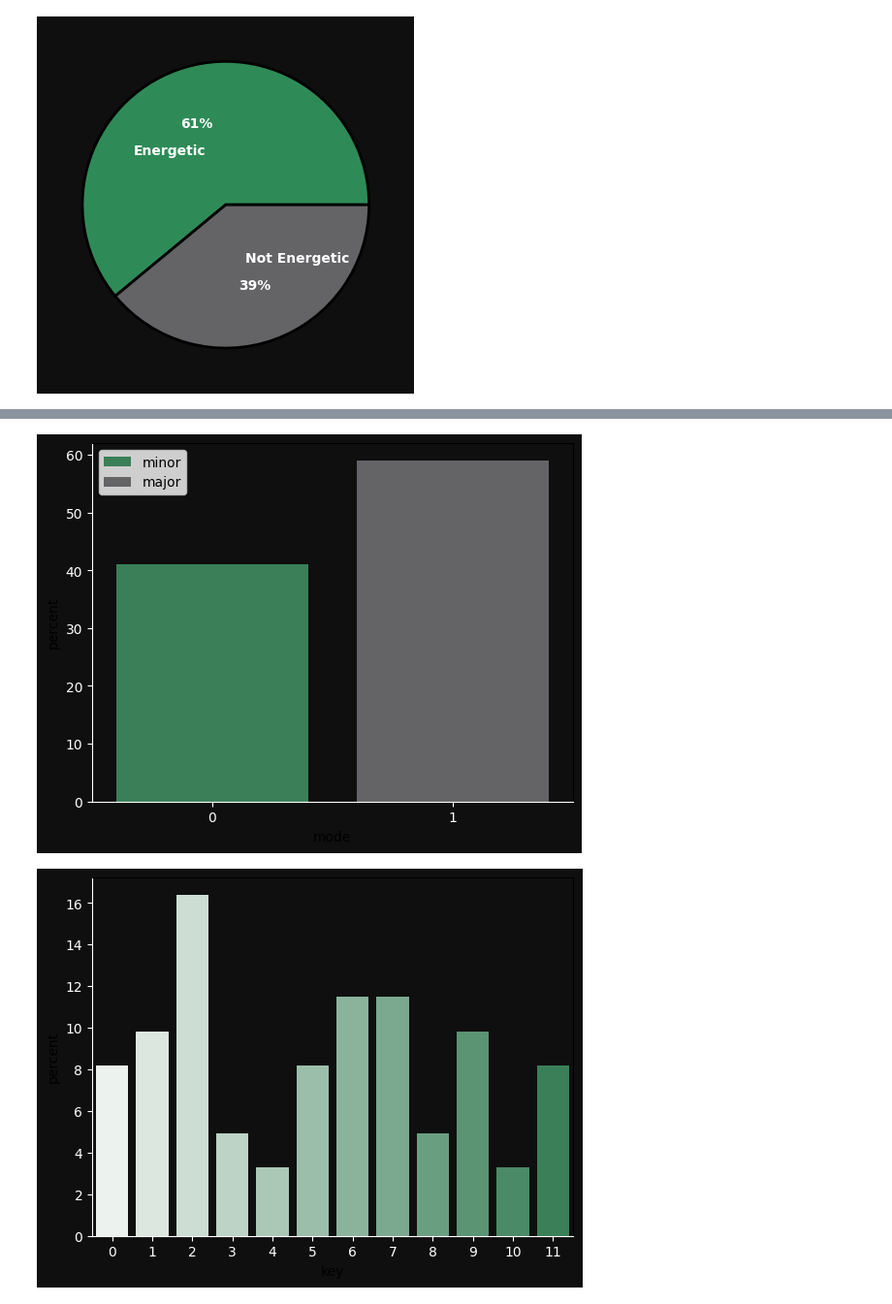
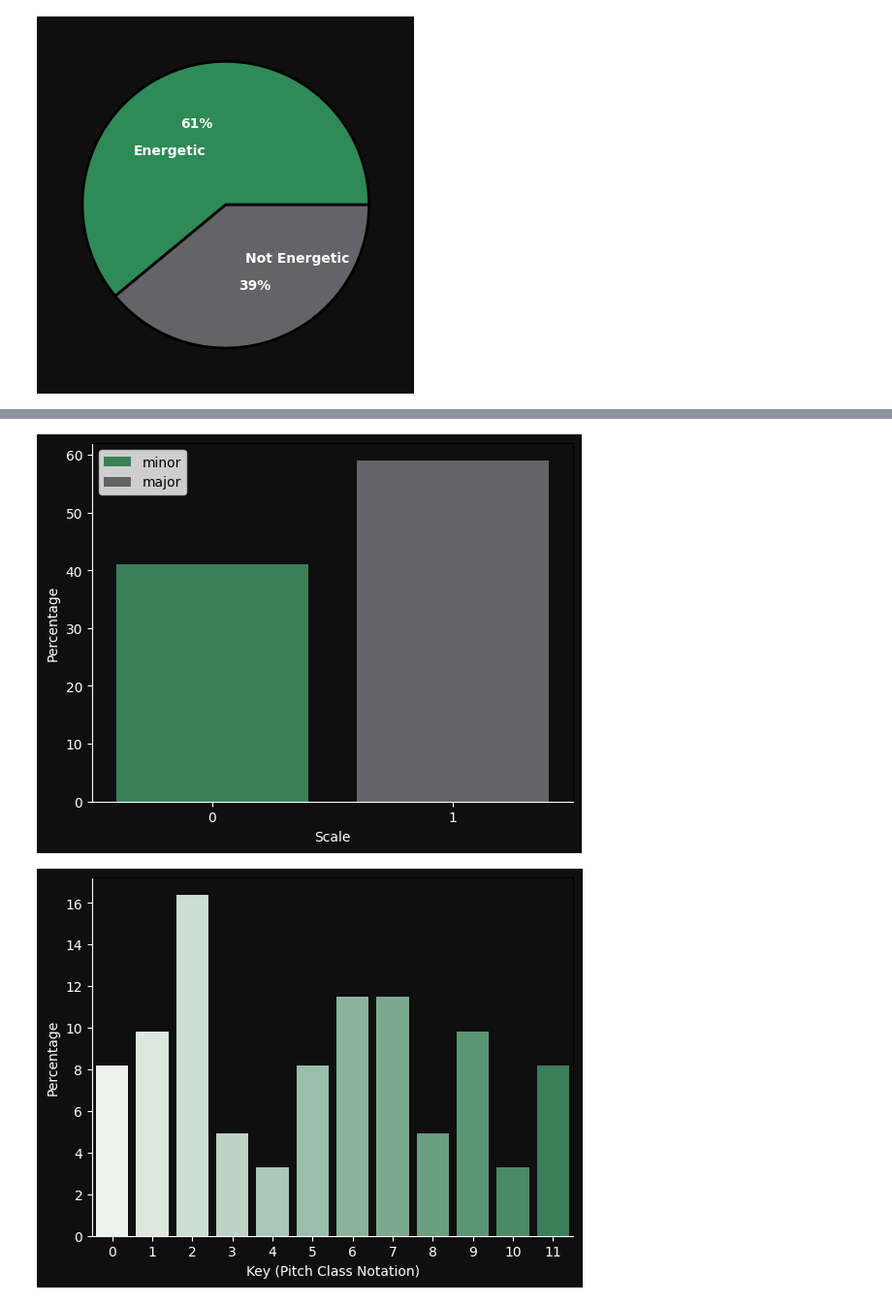
Before and after one commit to aakanksha1dutta/MOODSIC, a Jupyter notebook: 3_Model_Visualization.ipynb, the cells around one changed output, grey strips where cells are left out. Shown at 97% size. Cells and saved outputs as stored; diff of their text form; code cells hidden in the pictures.

```diff
--- a/3_Model_Visualization.ipynb
+++ b/3_Model_Visualization.ipynb
@@ -148,28 +152,32 @@ def plot_mode(df):
     axs.spines['bottom'].set_color('white')
     axs.spines['left'].set_color('white')
     axs.tick_params(color='white', labelcolor='white')
+    axs.set_xlabel('Scale').set_color('white')
+    axs.set_ylabel('Percentage').set_color('white')
     return fig
 
 mode = plot_mode(energetic_features)
 # %% [output]
-[figure, old version]
+[figure, new version]
 # %%
 #barchart for key
 
 def plot_key (df):
     fig, axs = plt.subplots()
     colors = sns.light_palette("seagreen", as_cmap=True)
     sns.countplot(df, x = "key", stat="percent", hue="key", legend=False, palette=colors, ax=axs)
     fig.set_facecolor('#0F0F0F')
     axs.set_facecolor('#0F0F0F')
     axs.spines['bottom'].set_color('white')
     axs.spines['left'].set_color('white')
     axs.tick_params(color='white', labelcolor='white')
+    axs.set_xlabel('Key (Pitch Class Notation)').set_color('white')
+    axs.set_ylabel('Percentage').set_color('white')
     return fig
 
 key = plot_key(energetic_features)
 # %% [output]
-[figure, old version]
+[figure, new version]
 # %%
 def plot_otherFeatures(df):
     energetic_features = preprocess(df)
```
Also changed, not shown: parts of 4 cells of this notebook, 2 other files.
